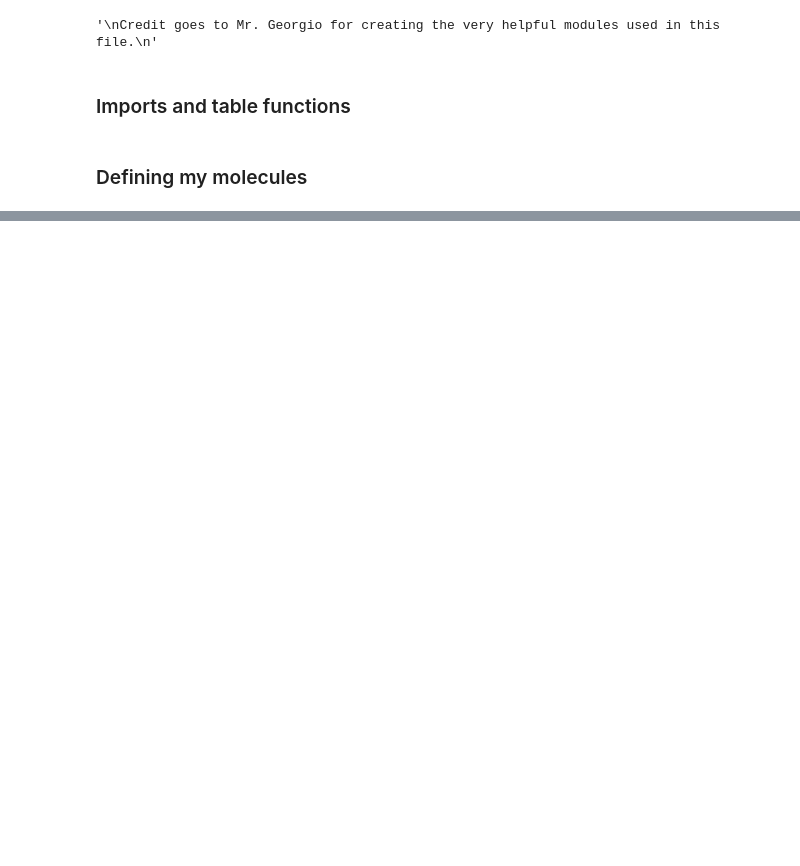
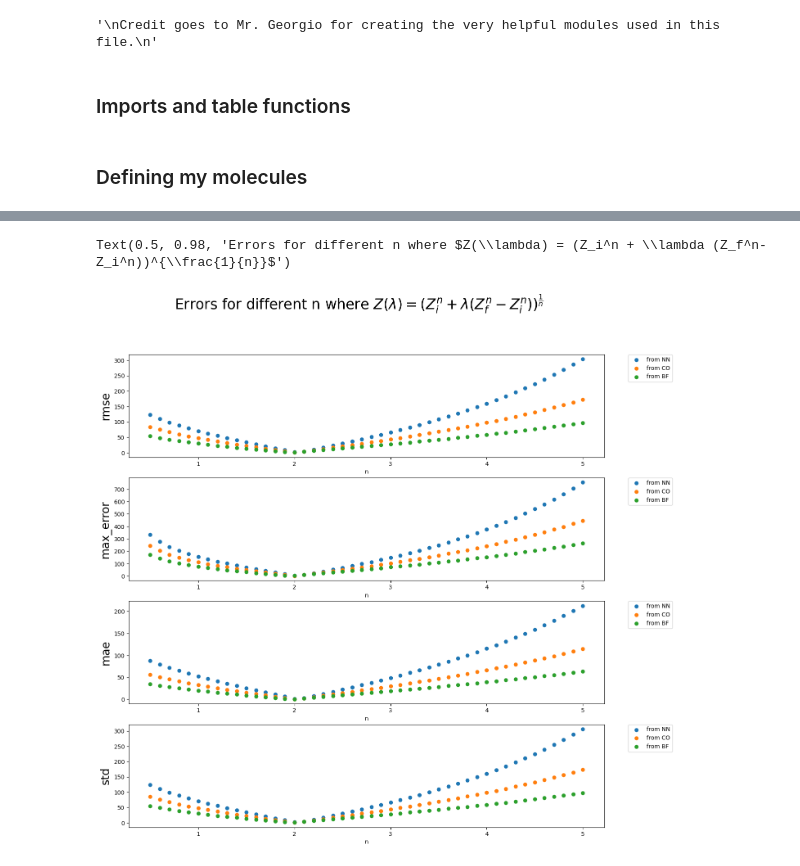
Before and after one commit to meetc1213/QA, a Jupyter notebook: My_code.ipynb, the cells around one changed output, grey strips where cells are left out. Saved outputs shown, nothing was run; the diff lists cells and outputs as text; code cells hidden in the pictures; blank space fills up the shorter version.

```diff
--- a/My_code.ipynb
+++ b/My_code.ipynb
@@ -170,3 +275,35 @@ prediction = np.array([pre_NN_nl, pre_CO_nl, pre_BF_nl])
+# %%
+'''PLotting all the errors w.r.t. to n'''
+error_funcs = [rmse, max_error, mae, std]
+all_errors = []
+for f in error_funcs:
+    error = []
+    for k in range(len(predictions_n)):
+        # k accesses the predictions related to n = 0.5 + k*0.1
+        # 0, 1, 2 accesses the NN, CO, BF predictions respectively
+        # store errors in a list
+        error.append(f(frac_energies,predictions_n[k][0]))
+        error.append(f(frac_energies,predictions_n[k][1]))
+        error.append(f(frac_energies,predictions_n[k][2]))
+    all_errors.append(np.array(error))
+
+# plot errors
+fig, (ax1, ax2,ax3, ax4) = plt.subplots(4,1, figsize = (15,15))
+n_axis = np.linspace(0.5,5,46)
+axes = [ax1, ax2, ax3, ax4]
+for i in range(len(axes)):
+    axes[i].scatter(n_axis,all_errors[i][0::3],label='from NN')
+    axes[i].scatter(n_axis,all_errors[i][1::3],label='from CO')
+    axes[i].scatter(n_axis,all_errors[i][2::3],label='from BF')
+    axes[i].legend(bbox_to_anchor=(1.05, 1), loc='upper left', borderaxespad=0.)
+    axes[i].set_xlabel("n")
+    axes[i].set_ylabel(error_funcs[i].__name__)
+    axes[i].yaxis.label.set_size(20)
+# set title for whole figure
+fig.suptitle(r'Errors for different n where $Z(\lambda) = (Z_i^n + \lambda (Z_f^n-Z_i^n))^{\frac{1}{n}}$', fontsize=25)
+# %% [output]
+Text(0.5, 0.98, 'Errors for different n where $Z(\\lambda) = (Z_i^n + \\lambda (Z_f^n-Z_i^n))^{\\frac{1}{n}}$')
+[figure, added]
 # %%
 '''Fititng quadratic errors'''
 def fit(x, a, b, c):
```
Also changed, not shown: parts of 48 cells of this notebook, 7 other files.
